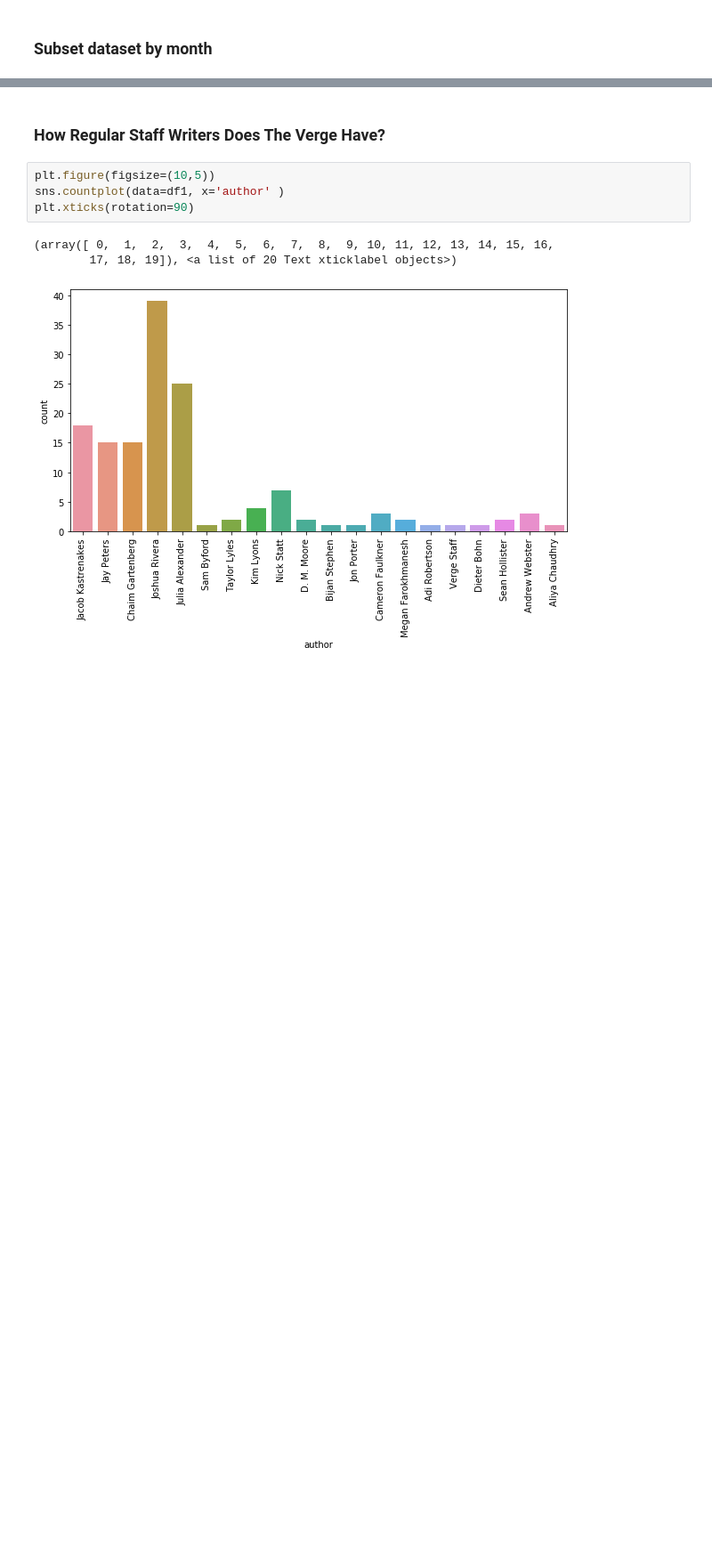
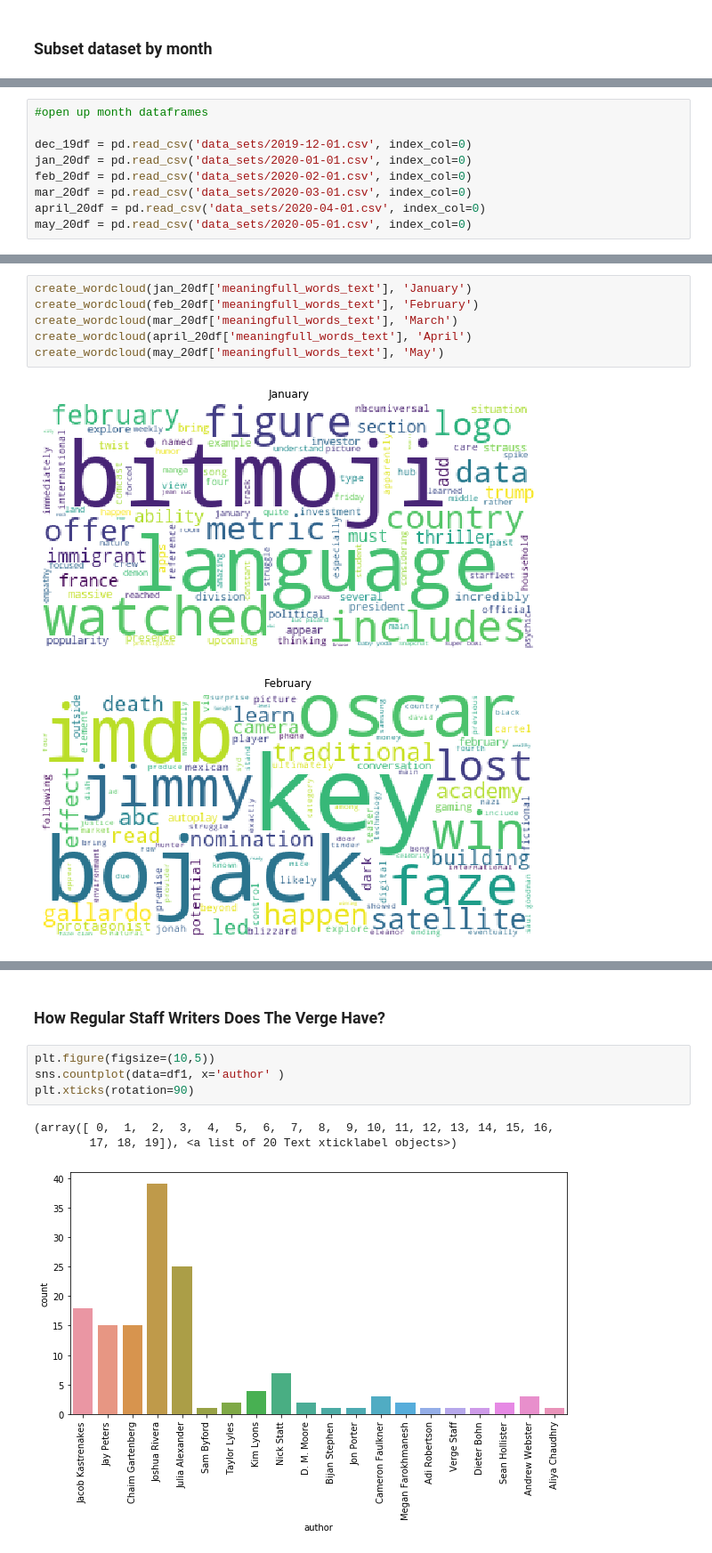
Before and after one commit to jacksonbull87/Topic-Modeling-TV-Shows-NLP-Text-Analysis-, a Jupyter notebook: The Verge-TV Show Reviews.ipynb, the cells around one changed output, grey strips where cells are left out. Shown at 89% size. Cells and saved outputs as stored; diff of their text form; blank space fills up the shorter version.

```diff
--- a/The Verge-TV Show Reviews.ipynb
+++ b/The Verge-TV Show Reviews.ipynb
@@ -152,0 +164,9 @@ for month in months:
+# %%
+#open up month dataframes
+
+dec_19df = pd.read_csv('data_sets/2019-12-01.csv', index_col=0)
+jan_20df = pd.read_csv('data_sets/2020-01-01.csv', index_col=0)
+feb_20df = pd.read_csv('data_sets/2020-02-01.csv', index_col=0)
+mar_20df = pd.read_csv('data_sets/2020-03-01.csv', index_col=0)
+april_20df = pd.read_csv('data_sets/2020-04-01.csv', index_col=0)
+may_20df = pd.read_csv('data_sets/2020-05-01.csv', index_col=0)
@@ -257,0 +193,9 @@ sf = cvec.fit_transform(df1['processed_text'])
+# %%
+create_wordcloud(jan_20df['meaningfull_words_text'], 'January')
+create_wordcloud(feb_20df['meaningfull_words_text'], 'February')
+create_wordcloud(mar_20df['meaningfull_words_text'], 'March')
+create_wordcloud(april_20df['meaningfull_words_text'], 'April')
+create_wordcloud(may_20df['meaningfull_words_text'], 'May')
+# %% [output]
+[figure, added]
+[figure, added]
```
Also changed, not shown: parts of 26 cells of this notebook, 15 other files.
